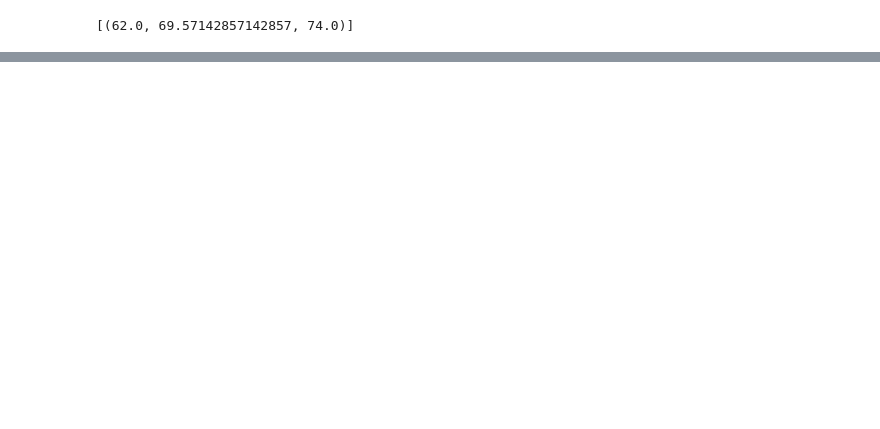
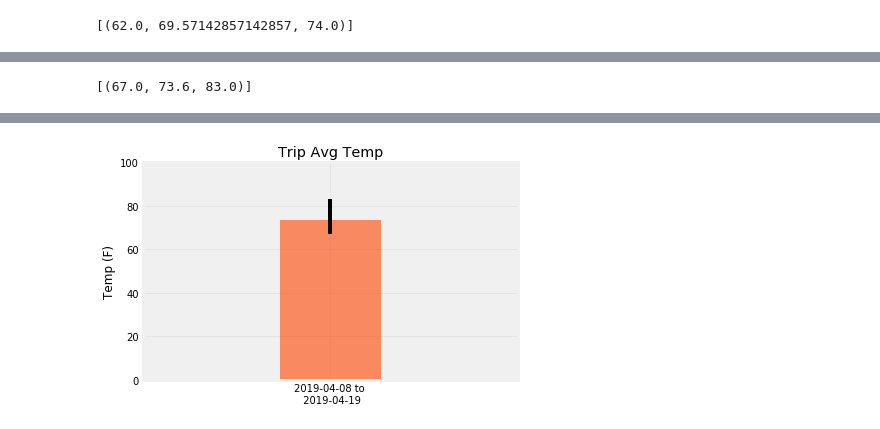
Before and after one commit to shawnmayekar/Surfs-Up_SQLALCHEMY, a Jupyter notebook: climate_starter.ipynb, the cells around one changed output, grey strips where cells are left out. Saved outputs shown, nothing was run; the diff lists cells and outputs as text; code cells hidden in the pictures; blank space fills up the shorter version.

```diff
--- a/climate_starter.ipynb
+++ b/climate_starter.ipynb
@@ -85,7 +171,6 @@ session = Session(engine)
 # %%
-# This function called `calc_temps` will accept start date and end date in the format '%Y-%m-%d'
-# and return the minimum, average, and maximum temperatures for that range of dates
-def calc_temps(start_date, end_date):
+# calc_temps function will accept start date and end date, format '%Y-%m-%d'
+# return the minimum, average, and maximum temperatures for that date range
     """TMIN, TAVG, and TMAX for a list of dates.
 
     Args:
@@ -111,6 +191,40 @@ print(calc_temps('2012-02-28', '2012-03-05'))
+# %%
+
+#set dates
+trip = '2019-04-08 to \n 2019-04-19'
+trip_StartDate = '2017-04-08'
+trip_EndDate = '2017-04-19'
+
+#tmin, tavg, and tmax
+trip_Temps = calc_temps(trip_StartDate, trip_EndDate)
+
+trip_Temps
+# %% [output]
+[(67.0, 73.6, 83.0)]
 # %%
 # Plot the results from your previous query as a bar chart.
 # Use "Trip Avg Temp" as your Title
 # Use the average temperature for the y value
 # Use the peak-to-peak (tmax-tmin) value as the y error bar (yerr)
+
+# Plot the results from your previous query as a bar chart.
+# Use "Trip Avg Temp" as your Title
+# Use the average temperature for the y value
+# Use the peak-to-peak (tmax-tmin) value as the y error bar (yerr)
+
+min_TripTemp = trip_Temps[0][0]
+avg_TripTemp = trip_Temps[0][1]
+max_TripTemp = trip_Temps[0][2]
+
+min_Error = avg_TripTemp - min_TripTemp
+max_Error = max_TripTemp - avg_TripTemp
+
+errorBars = np.array([[min_Error], [max_Error]])
+
+plt.bar(trip, avg_TripTemp, yerr=errorBars, color = 'orangered', alpha = .6)
+plt.ylim(0, 100)
+plt.xlim(-1.5, 1.5)
+plt.title('Trip Avg Temp')
+plt.ylabel('Temp (F)')
+plt.grid(alpha=.3)
 # %% [output]
@@ -118,0 +231 @@ print(calc_temps('2012-02-28', '2012-03-05'))
+[figure, added]
```
Also changed, not shown: parts of 27 cells of this notebook.
